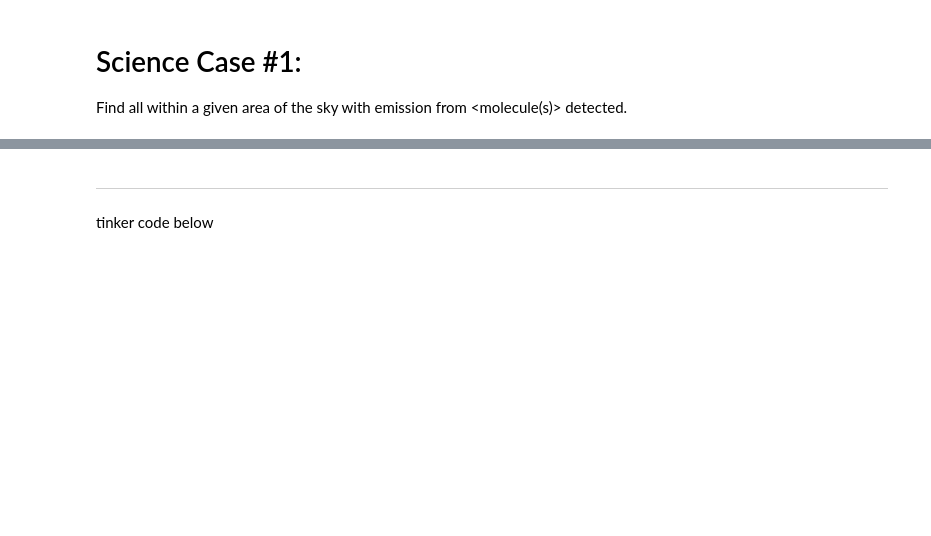
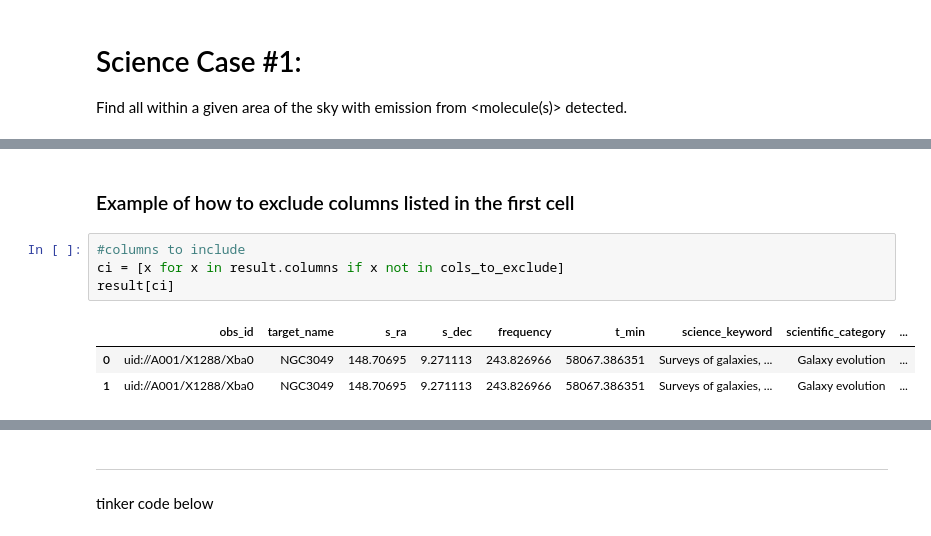
Before and after one commit to teuben/study7, a Jupyter notebook: notebooks/case1.ipynb, the cells around one changed output, grey strips where cells are left out. Drawn from its saved outputs; the diff is of its cells as text; blank space fills up the shorter version.

```diff
--- a/notebooks/case1.ipynb
+++ b/notebooks/case1.ipynb
@@ -85,3 +114,13 @@ result
+# %% [markdown]
+### Example of how to exclude columns listed in the first cell
+# %%
+#columns to include
+ci = [x for x in result.columns if x not in cols_to_exclude]
+result[ci]
+# %% [output]
+|  | obs_id | target_name | s_ra | s_dec | frequency | t_min | science_keyword | scientific_category | ... |
+| 0 | uid://A001/X1288/Xba0 | NGC3049 | 148.70695 | 9.271113 | 243.826966 | 58067.386351 | Surveys of galaxies, ... | Galaxy evolution | ... |
+| 1 | uid://A001/X1288/Xba0 | NGC3049 | 148.70695 | 9.271113 | 243.826966 | 58067.386351 | Surveys of galaxies, ... | Galaxy evolution | ... |
 # %%
 result=a.query(source_name_alma='NGC3504',formula="CS")
 len(result)
```
Also changed, not shown: parts of 31 cells of this notebook.
